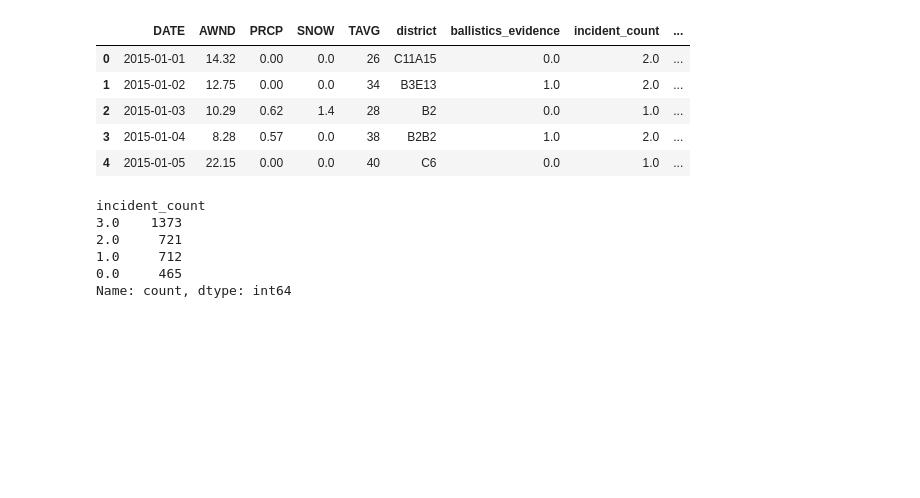
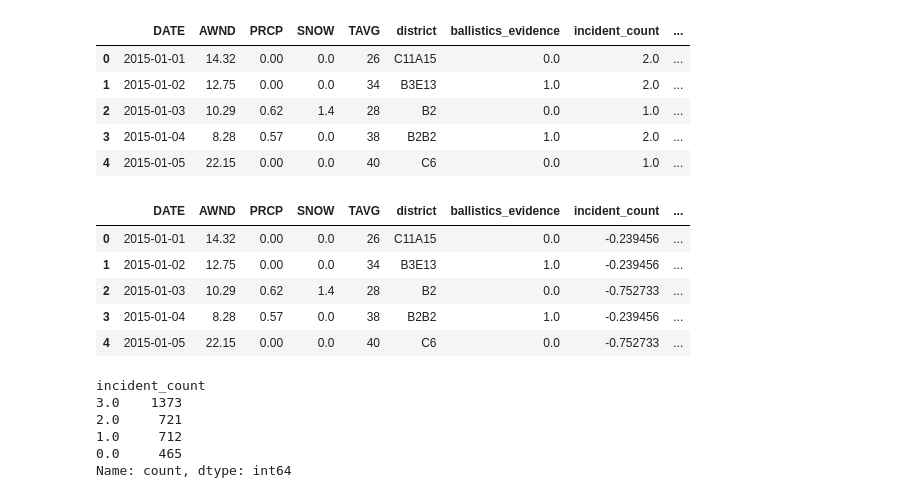
Before and after one commit to kammelCase/ShotsFiredBoston, a Jupyter notebook: ShotsFired_Modelling.ipynb, the cells around one changed output. Drawn from its saved outputs; the diff is of its cells as text; code cells hidden in the pictures; blank space fills up the shorter version.

Commit message:
adding normalization, still working on this tho

```diff
--- a/ShotsFired_Modelling.ipynb
+++ b/ShotsFired_Modelling.ipynb
@@ -31,6 +31,23 @@ shots_daily.head()
 | 2 | 2015-01-03 | 10.29 | 0.62 | 1.4 | 28 | B2 | 0.0 | 1.0 | ... |
 | 3 | 2015-01-04 | 8.28 | 0.57 | 0.0 | 38 | B2B2 | 1.0 | 2.0 | ... |
 | 4 | 2015-01-05 | 22.15 | 0.00 | 0.0 | 40 | C6 | 0.0 | 1.0 | ... |
+# %%
+# let's normalize our data
+# still working on this but i think it's key to getting our model to work
+
+shots_daily_norm = shots_daily.copy()
+
+shots_daily_norm['incident_count'] = (shots_daily_norm['incident_count'] - shots_daily_norm['incident_count'].mean()) / shots_daily_norm['incident_count'].std()
+shots_daily_norm['incident_count'] = shots_daily_norm['incident_count'].astype('float32')
+
+shots_daily_norm.head()
+# %% [output]
+|  | DATE | AWND | PRCP | SNOW | TAVG | district | ballistics_evidence | incident_count | ... |
+| 0 | 2015-01-01 | 14.32 | 0.00 | 0.0 | 26 | C11A15 | 0.0 | -0.239456 | ... |
+| 1 | 2015-01-02 | 12.75 | 0.00 | 0.0 | 34 | B3E13 | 1.0 | -0.239456 | ... |
+| 2 | 2015-01-03 | 10.29 | 0.62 | 1.4 | 28 | B2 | 0.0 | -0.752733 | ... |
+| 3 | 2015-01-04 | 8.28 | 0.57 | 0.0 | 38 | B2B2 | 1.0 | -0.239456 | ... |
+| 4 | 2015-01-05 | 22.15 | 0.00 | 0.0 | 40 | C6 | 0.0 | -0.752733 | ... |
 # %%
 shot_count = 4
 
```
Also changed, not shown: parts of 5 cells of this notebook.
